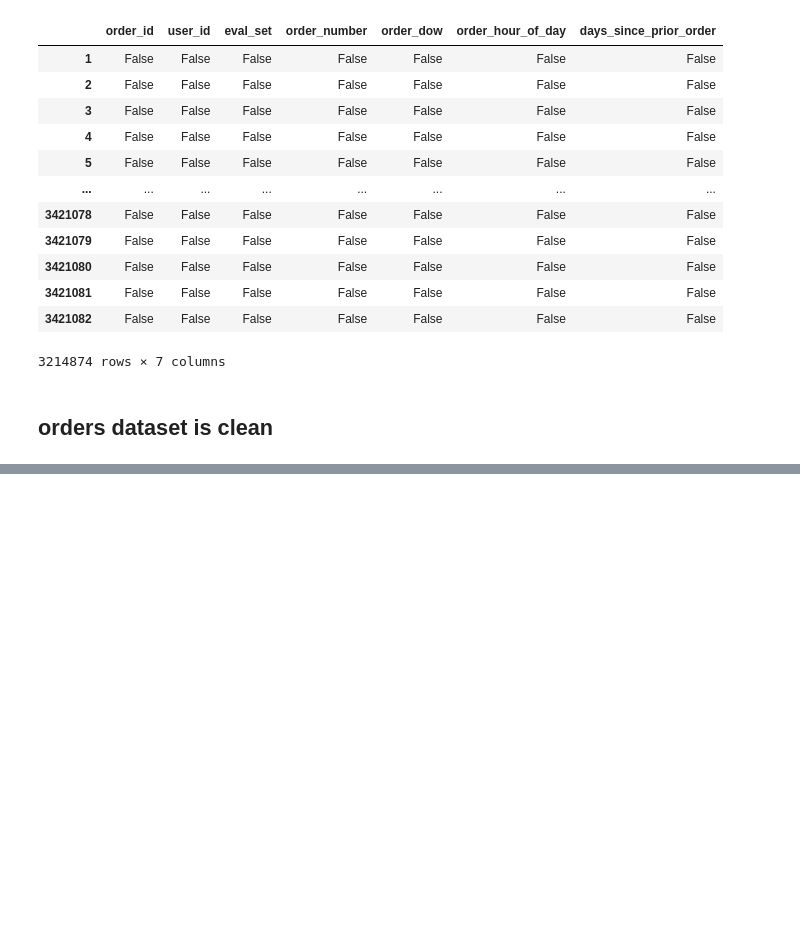
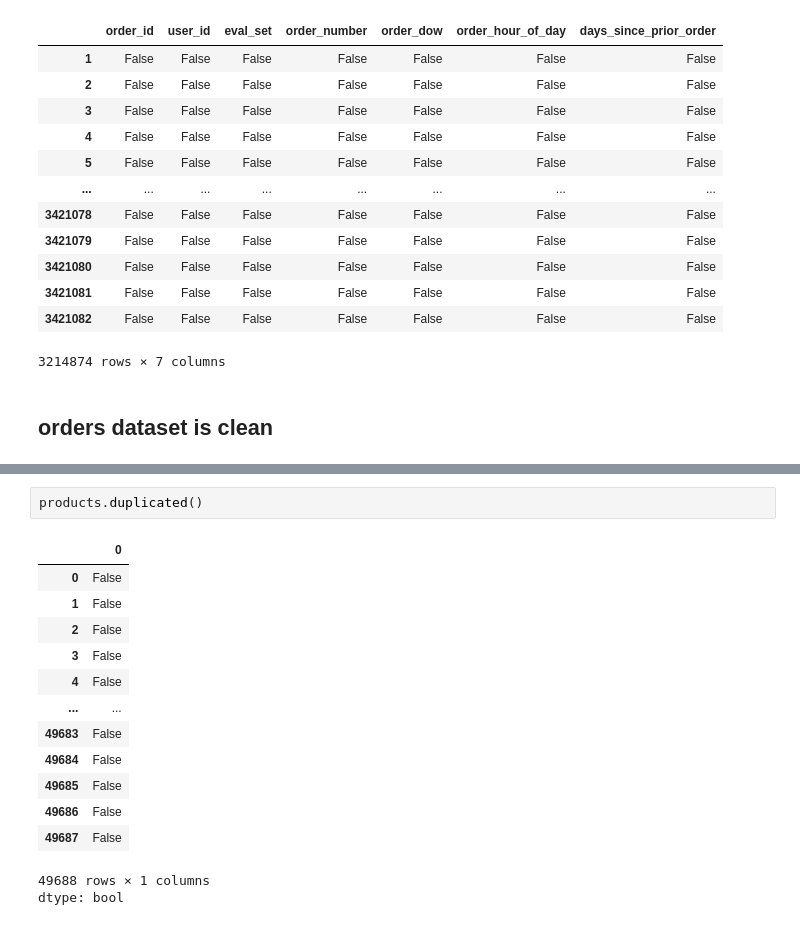
Before and after one commit to kithulovali/instacart-eda, a Jupyter notebook: notebooks/instacart-eda.ipynb, the cells around one changed output, grey strips where cells are left out. Cells and saved outputs as stored; diff of their text form; blank space fills up the shorter version.

```diff
--- a/notebooks/instacart-eda.ipynb
+++ b/notebooks/instacart-eda.ipynb
@@ -171,0 +170,17 @@ products.info()
+# %%
+products.duplicated()
+# %% [output]
+|  | 0 |
+| 0 | False |
+| 1 | False |
+| 2 | False |
+| 3 | False |
+| 4 | False |
+| ... | ... |
+| 49683 | False |
+| 49684 | False |
+| 49685 | False |
+| 49686 | False |
+| 49687 | False |
+49688 rows × 1 columns
+dtype: bool
```
Also changed, not shown: parts of 4 cells of this notebook.
